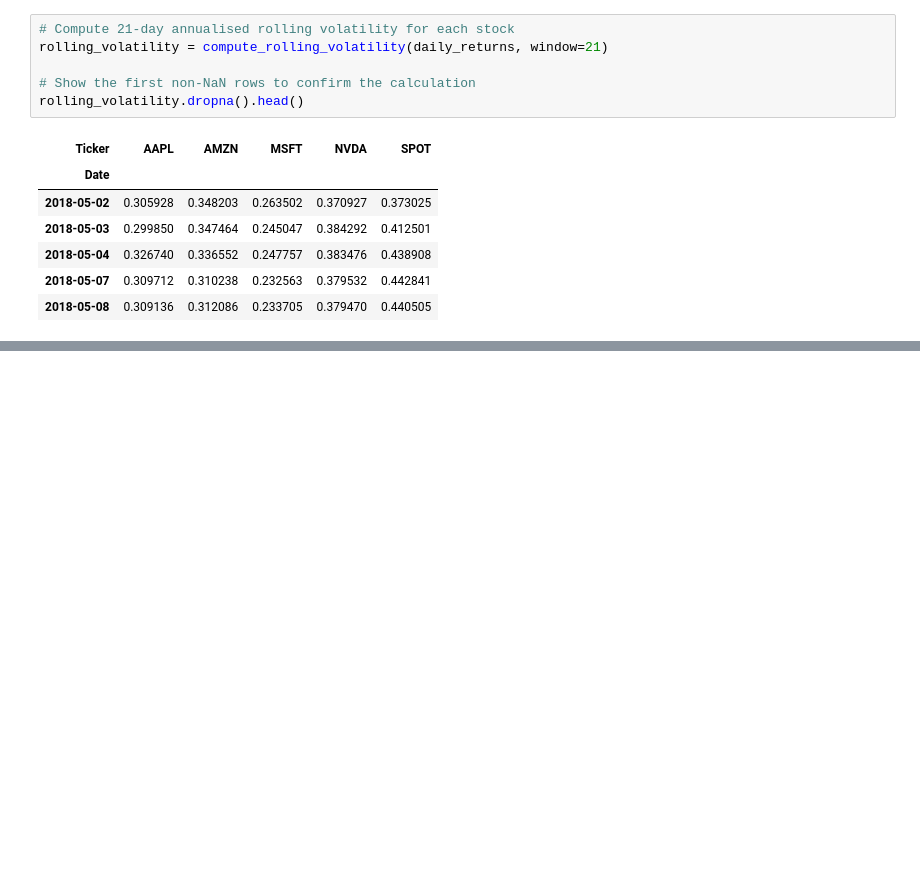
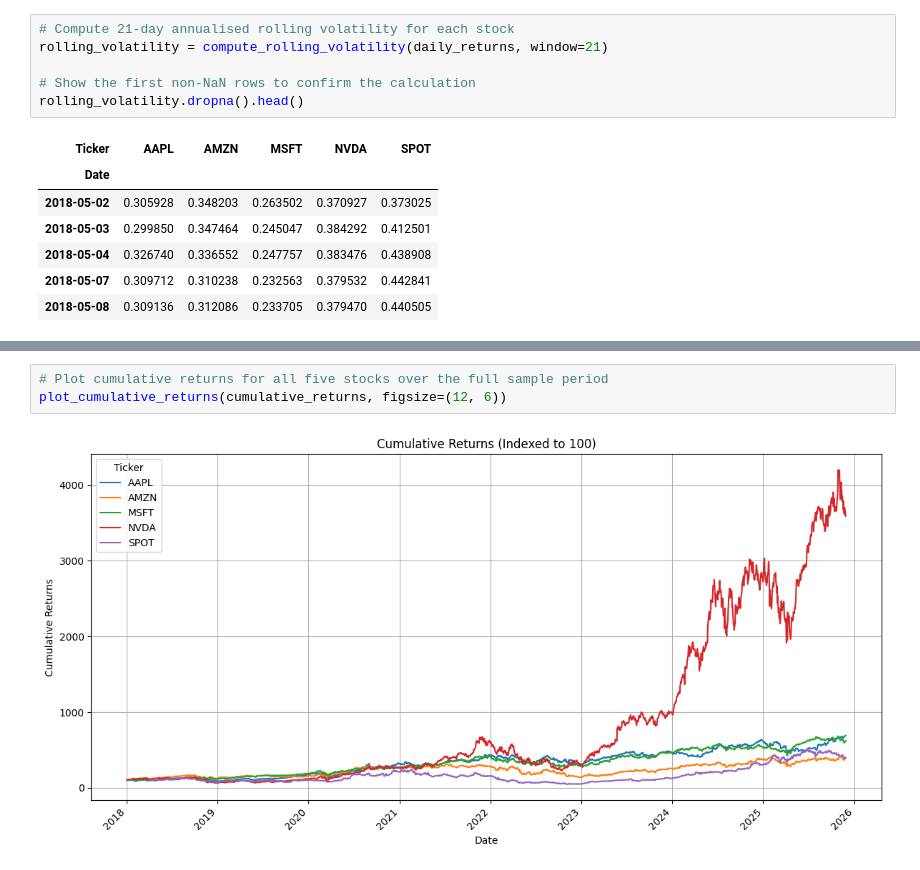
Before and after one commit to arevikosipyan/techquake, a Jupyter notebook: presentation/techquake.ipynb, the cells around one changed output, grey strips where cells are left out. Drawn from its saved outputs; the diff is of its cells as text; blank space fills up the shorter version.

Commit message:
Add drawdown computation, plot cumulative performance, compare cumulative returns, observe rolling volatility

```diff
--- a/presentation/techquake.ipynb
+++ b/presentation/techquake.ipynb
@@ -214,0 +252,5 @@ rolling_volatility.dropna().head()
+# %%
+# Plot cumulative returns for all five stocks over the full sample period
+plot_cumulative_returns(cumulative_returns, figsize=(12, 6))
+# %% [output]
+[figure, added]
```
Also changed, not shown: parts of 9 cells of this notebook.
